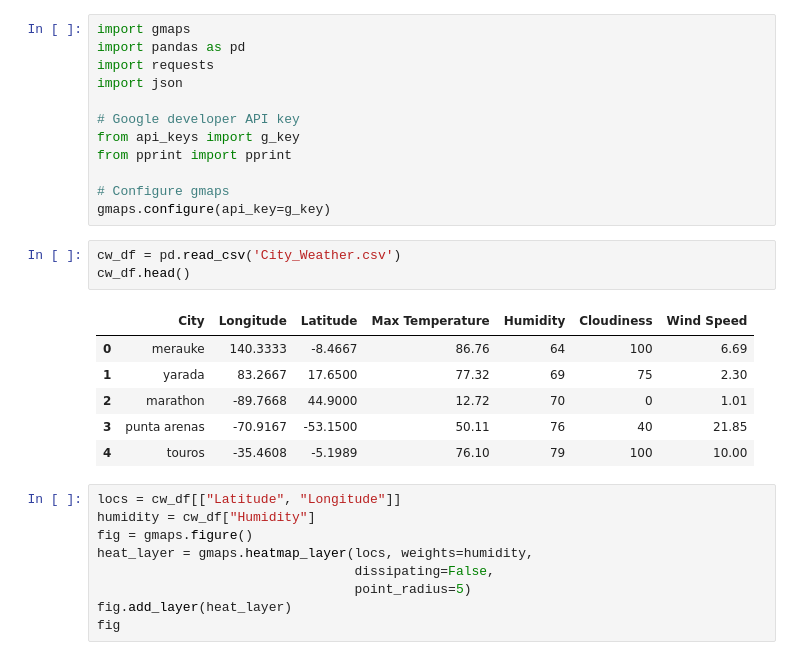
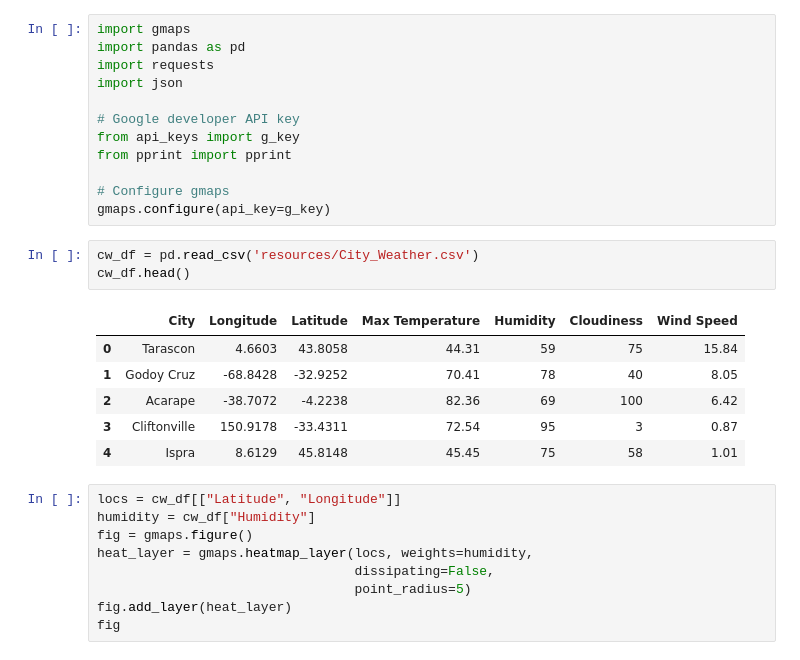
Before and after one commit to jackfarnsworth/python-api-challenge, a Jupyter notebook: WeatherPy/VacationPy.ipynb, the cells around one changed output. Cells and saved outputs as stored; diff of their text form.

```diff
--- a/WeatherPy/VacationPy.ipynb
+++ b/WeatherPy/VacationPy.ipynb
@@ -11,15 +11,15 @@ from pprint import pprint
 # Configure gmaps
 gmaps.configure(api_key=g_key)
 # %%
-cw_df = pd.read_csv('City_Weather.csv')
+cw_df = pd.read_csv('resources/City_Weather.csv')
 cw_df.head()
 # %% [output]
 |  | City | Longitude | Latitude | Max Temperature | Humidity | Cloudiness | Wind Speed |
-| 0 | merauke | 140.3333 | -8.4667 | 86.76 | 64 | 100 | 6.69 |
-| 1 | yarada | 83.2667 | 17.6500 | 77.32 | 69 | 75 | 2.30 |
-| 2 | marathon | -89.7668 | 44.9000 | 12.72 | 70 | 0 | 1.01 |
-| 3 | punta arenas | -70.9167 | -53.1500 | 50.11 | 76 | 40 | 21.85 |
-| 4 | touros | -35.4608 | -5.1989 | 76.10 | 79 | 100 | 10.00 |
+| 0 | Tarascon | 4.6603 | 43.8058 | 44.31 | 59 | 75 | 15.84 |
+| 1 | Godoy Cruz | -68.8428 | -32.9252 | 70.41 | 78 | 40 | 8.05 |
+| 2 | Acarape | -38.7072 | -4.2238 | 82.36 | 69 | 100 | 6.42 |
+| 3 | Cliftonville | 150.9178 | -33.4311 | 72.54 | 95 | 3 | 0.87 |
+| 4 | Ispra | 8.6129 | 45.8148 | 45.45 | 75 | 58 | 1.01 |
 # %%
 locs = cw_df[["Latitude", "Longitude"]]
 humidity = cw_df["Humidity"]
```
Also changed, not shown: parts of 4 cells of this notebook, 3 other files.
